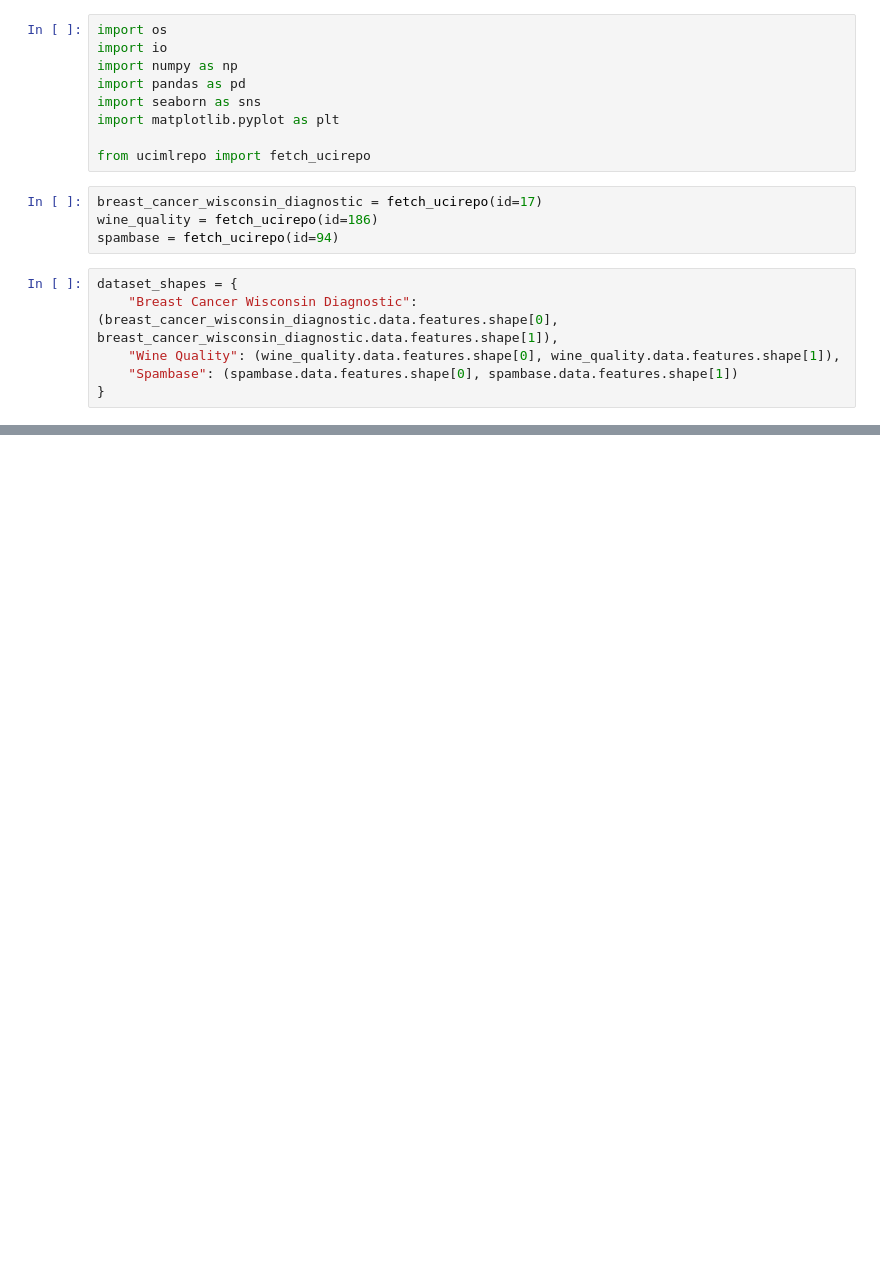
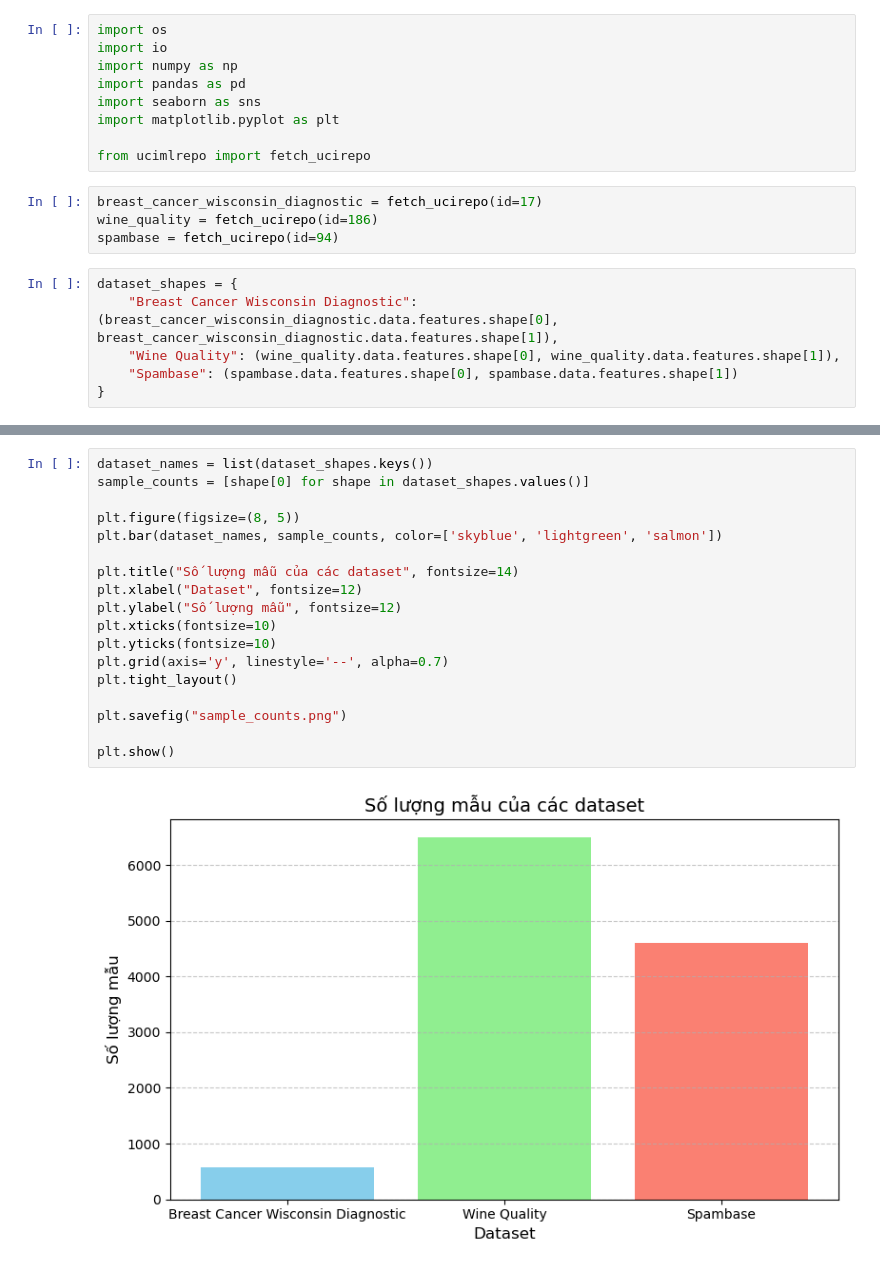
Before and after one commit to tuongkhtn/Decision_Tree, a Jupyter notebook: main.ipynb, the cells around one changed output, grey strips where cells are left out. Drawn from its saved outputs; the diff is of its cells as text; blank space fills up the shorter version.

```diff
--- a/main.ipynb
+++ b/main.ipynb
@@ -38,0 +40,20 @@ plt.show()
+# %%
+dataset_names = list(dataset_shapes.keys())
+sample_counts = [shape[0] for shape in dataset_shapes.values()]
+
+plt.figure(figsize=(8, 5))
+plt.bar(dataset_names, sample_counts, color=['skyblue', 'lightgreen', 'salmon'])
+
+plt.title("Số lượng mẫu của các dataset", fontsize=14)
+plt.xlabel("Dataset", fontsize=12)
+plt.ylabel("Số lượng mẫu", fontsize=12)
+plt.xticks(fontsize=10)
+plt.yticks(fontsize=10)
+plt.grid(axis='y', linestyle='--', alpha=0.7)
+plt.tight_layout()
+
+plt.savefig("sample_counts.png")
+
+plt.show()
+# %% [output]
+[figure, added]
```
Also changed, not shown: parts of 2 cells of this notebook.
